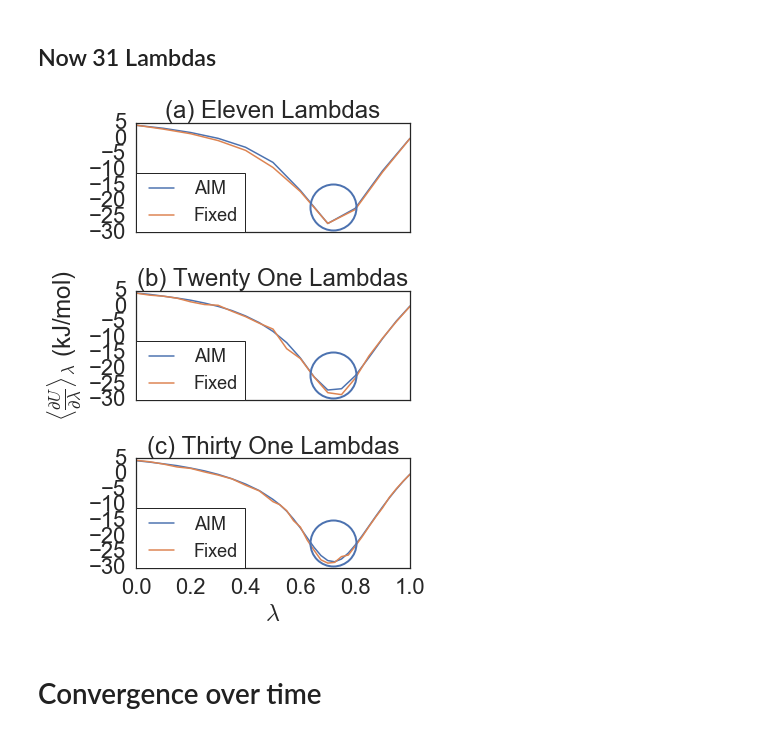
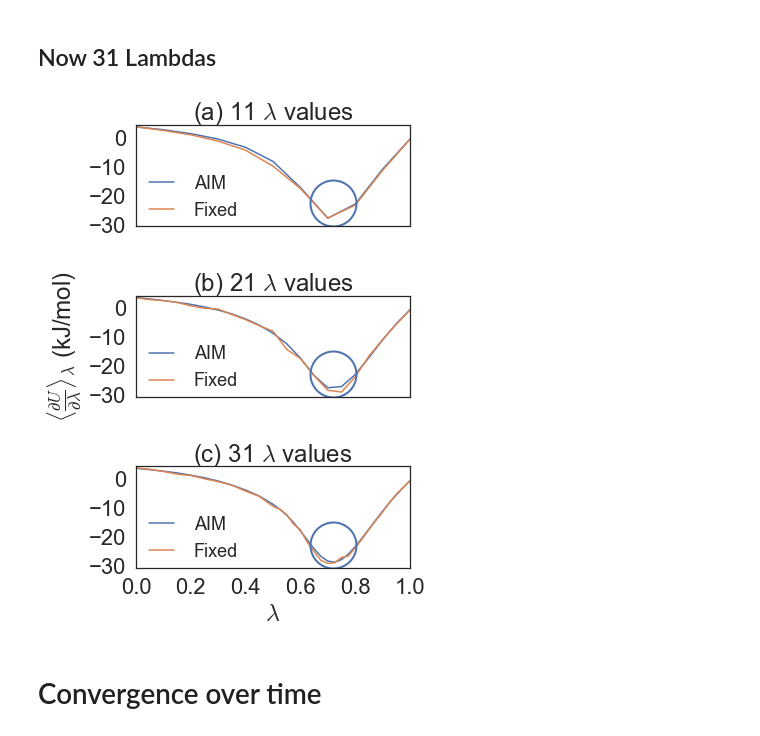
Before and after one commit to bioSandMan/gmx514, a Jupyter notebook: methane.ipynb, the cells around one changed output. Drawn from its saved outputs; the diff is of its cells as text; code cells hidden in the pictures.

```diff
--- a/methane.ipynb
+++ b/methane.ipynb
@@ -437,41 +438,52 @@ sns.lineplot(x="VdW_Lambdas", y="AIM_VDW", label="AIM", data=twentyone_lambdas,
 sns.lineplot(x="VdW_Lambdas", y="FIXED_VDW", label="Fixed", data=twentyone_lambdas, ax=ax2);
 ax2.set_ylabel(r'$\langle\frac{\partial U}{\partial \lambda}\rangle$$_{\lambda}$ (kJ/mol)', fontsize = 24);
 ax2.set_xlabel(r'$\lambda$', fontsize = 24);
 point = [0.72, -22]
 circle_rad = 23  # This is the radius, in points
 ax2.plot(point[0], point[1], 'o',
         ms=circle_rad * 2, mec='b', mfc='none', mew=2)
 
 sns.lineplot(x="VdW_Lambdas", y="AIM_VDW", label="AIM", data=thirtyone_lambdas, ax=ax3);
 sns.lineplot(x="VdW_Lambdas", y="FIXED_VDW", label="Fixed", data=thirtyone_lambdas, ax=ax3);
 #ax3.set_ylabel(r'$\langle\frac{\partial U}{\partial \lambda}\rangle$$_{\lambda}$ (kJ/mol)', fontsize = 24);
 ax3.set_ylabel(r'', fontsize = 24);
 
 ax3.set_xlabel(r'$\lambda$', fontsize = 24);
 point = [0.72, -22]
 circle_rad = 23  # This is the radius, in points
 ax3.plot(point[0], point[1], 'o',
         ms=circle_rad * 2, mec='b', mfc='none', mew=2)
 
-ax1.legend(loc=0, borderaxespad=0., fontsize=18, ncol=1);
-ax2.legend(loc=0, borderaxespad=0., fontsize=18, ncol=1);
-ax3.legend(loc=0, borderaxespad=0., fontsize=18, ncol=1);
+ax1.legend(loc=0, borderaxespad=0., fontsize=18, ncol=1, frameon=False);
+ax2.legend(loc=0, borderaxespad=0., fontsize=18, ncol=1, frameon=False);
+ax3.legend(loc=0, borderaxespad=0., fontsize=18, ncol=1, frameon=False);
 
-ax1.set_title("(a) Eleven Lambdas")
-ax2.set_title("(b) Twenty One Lambdas")
-ax3.set_title("(c) Thirty One Lambdas")
+ax1.set_title(r'(a) 11 $\lambda$ values')
+ax2.set_title("(b) 21 $\lambda$ values")
+ax3.set_title("(c) 31 $\lambda$ values")
 
 # Remove the "spines" (the lines surrounding the subplot)
 ax1.tick_params(axis=u'both', which=u'both',length=0)
 ax2.tick_params(axis=u'both', which=u'both',length=0)
 ax3.tick_params(axis=u'both', which=u'both',length=0)
+
+tick_spacing = 10
+ax1.yaxis.set_major_locator(ticker.MultipleLocator(tick_spacing))
+ax2.yaxis.set_major_locator(ticker.MultipleLocator(tick_spacing))
+ax3.yaxis.set_major_locator(ticker.MultipleLocator(tick_spacing))
+
+
 # Fine-tune figure; make subplots farther from each other.
-#fig.subplots_adjust(hspace=0.3)
+fig.subplots_adjust(hspace=0.5)
+
+
 plt.tight_layout()
 plt.savefig("figures/All_lambdas_at_100ps_per_lambda.eps", dpi=600)
+plt.savefig("figures/All_lambdas_at_100ps_per_lambda.pdf", dpi=600)
+
 plt.show()
 # %% [output]
-[figure, old version]
+[figure, new version]
 # %% [markdown]
 # Convergence over time
 # %% [markdown]
```
Also changed, not shown: parts of 2 cells of this notebook, 12 other files.
